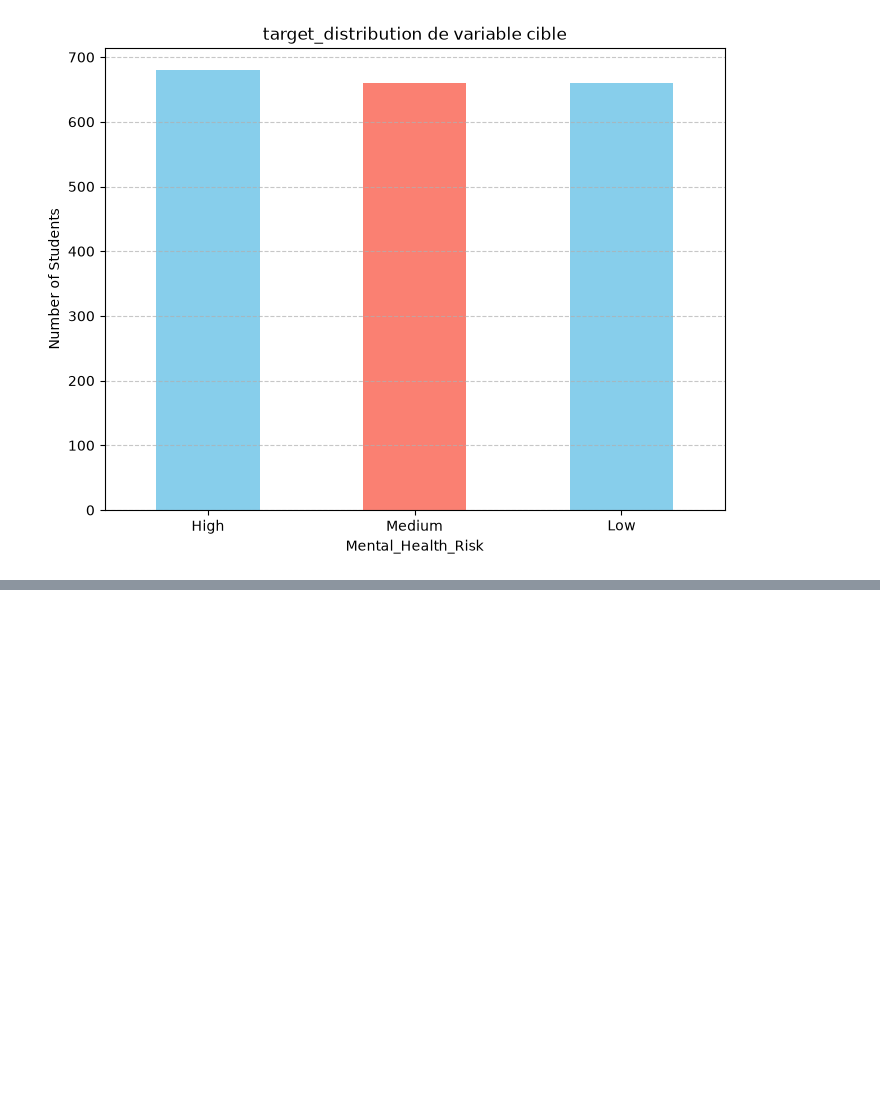
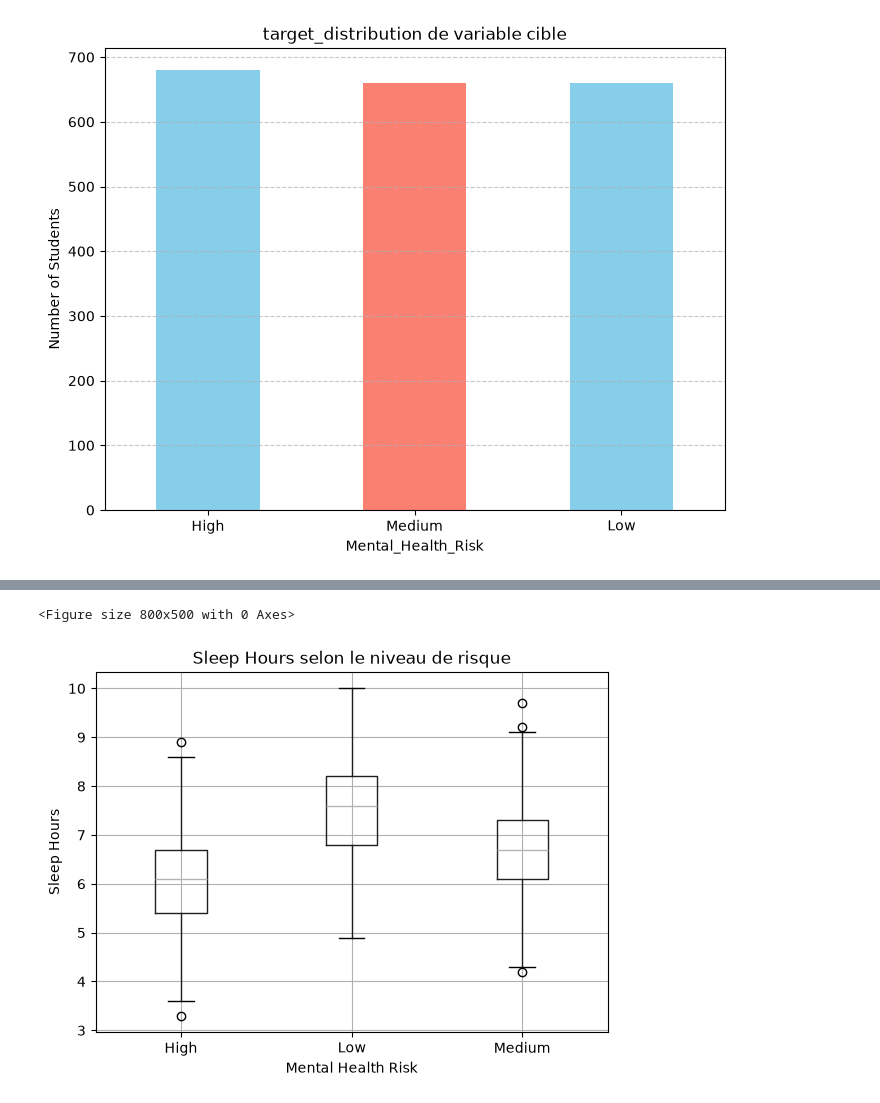
Before and after one commit to Azzam-Olaya/student-mental-health-pipeline, a Jupyter notebook: notebook/extraction.ipynb, the cells around one changed output, grey strips where cells are left out. Saved outputs shown, nothing was run; the diff lists cells and outputs as text; code cells hidden in the pictures; blank space fills up the shorter version.

```diff
--- a/notebook/extraction.ipynb
+++ b/notebook/extraction.ipynb
@@ -279,0 +298,19 @@ plt.show()
+# %%
+import matplotlib.pyplot as plt
+
+plt.figure(figsize=(8, 5))
+
+df.boxplot(
+    column='Sleep_Hours',
+    by='Mental_Health_Risk'
+)
+
+plt.title('Sleep Hours selon le niveau de risque')
+plt.suptitle('')
+plt.xlabel('Mental Health Risk')
+plt.ylabel('Sleep Hours')
+
+plt.show()
+# %% [output]
+<Figure size 800x500 with 0 Axes>
+[figure, added]
```
Also changed, not shown: parts of 8 cells of this notebook.
